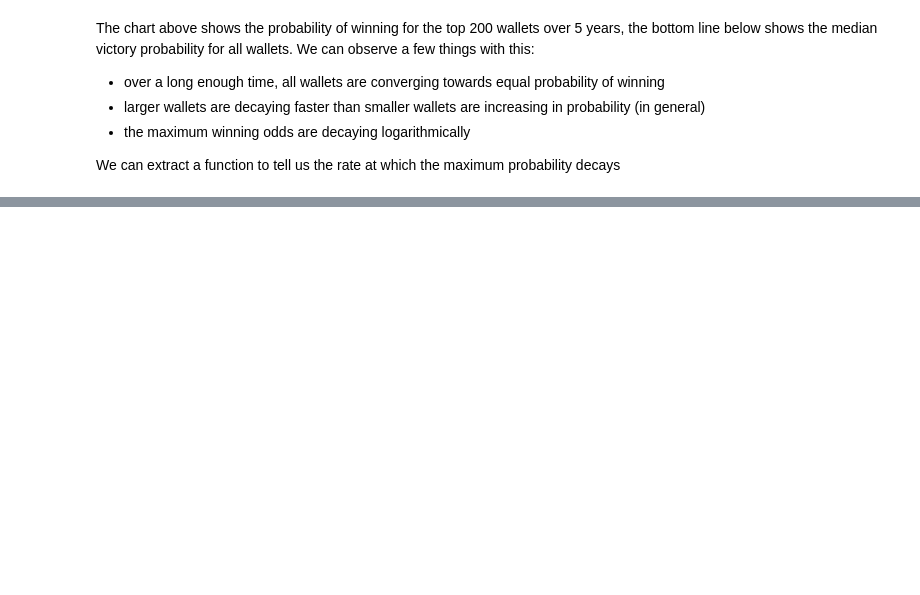
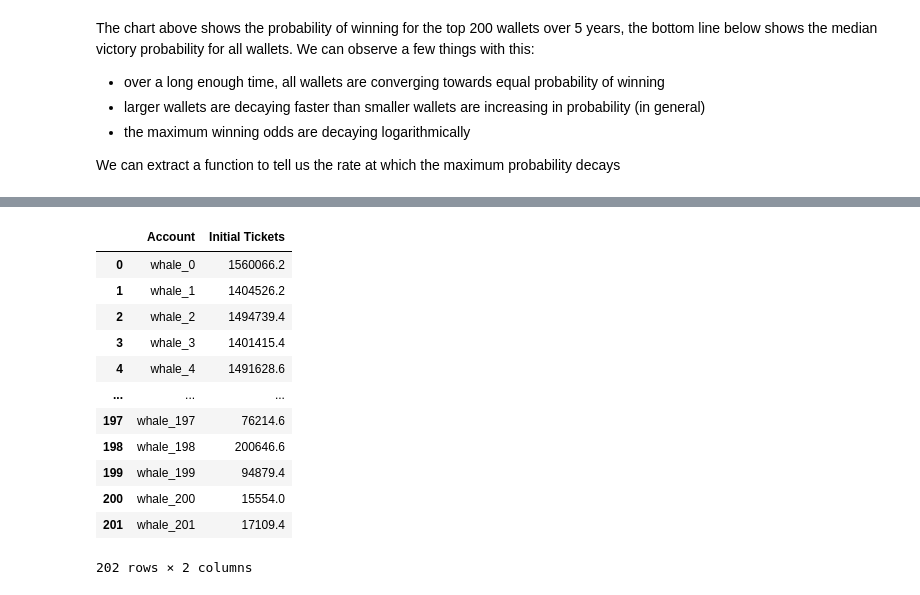
Before and after one commit to BryanEastman/ICPCs-Raffle, a Jupyter notebook: ICPCs Reward Distributions.ipynb, the cells around one changed output, grey strips where cells are left out. Saved outputs shown, nothing was run; the diff lists cells and outputs as text; code cells hidden in the pictures; blank space fills up the shorter version.

```diff
--- a/ICPCs Reward Distributions.ipynb
+++ b/ICPCs Reward Distributions.ipynb
@@ -293,0 +308,37 @@ Our overall strategy to maximize return and minimize the loss incurred by winnin
+# %%
+with open((os.path.join(os.getcwd(),'data_json.json'))) as file:
+    data = json.load(file)
+# take top wallet
+top_wallet = data[holders.iloc[0,0]]['all_ti_exp']
+# create named df cols with ticket amounts
+spread_wallet = {}
+for i, v in enumerate(top_wallet):
+    name = f"whale_{i}"
+    spread_wallet[name] = 7777 * 2 * v + 7777
+# convert to df
+spread_df = pd.DataFrame.from_dict(spread_wallet,orient='index').reset_index()
+spread_df.rename(columns={
+    "index":"Account",
+    0:"Initial Tickets"
+},inplace=True)
+# from main df, drop top wallet to replace with spread wallets
+new_holders = holders[['Account','Initial Tickets']].iloc[1:,:].copy()
+# combine DataFrames
+combined = pd.concat([spread_df,new_holders])
+# run sim and extract probabilities for the new data
+spread_sim = run_sim(combined)
+spread_probs = get_probabilities(spread_sim)
+# %% [output]
+|  | Account | Initial Tickets |
+| 0 | whale_0 | 1560066.2 |
+| 1 | whale_1 | 1404526.2 |
+| 2 | whale_2 | 1494739.4 |
+| 3 | whale_3 | 1401415.4 |
+| 4 | whale_4 | 1491628.6 |
+| ... | ... | ... |
+| 197 | whale_197 | 76214.6 |
+| 198 | whale_198 | 200646.6 |
+| 199 | whale_199 | 94879.4 |
+| 200 | whale_200 | 15554.0 |
+| 201 | whale_201 | 17109.4 |
+202 rows × 2 columns
```
Also changed, not shown: parts of 15 cells of this notebook, 2 other files.
